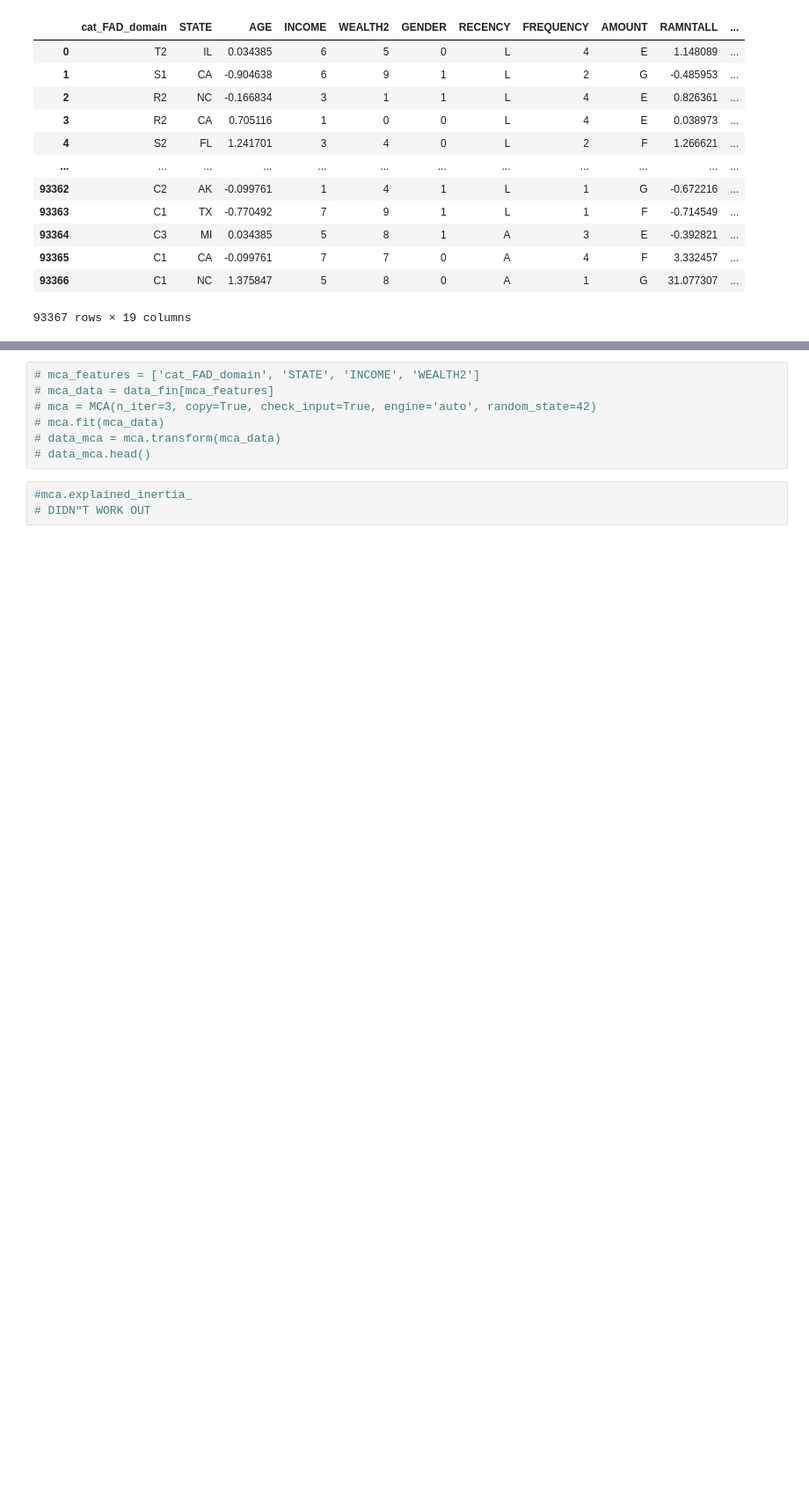
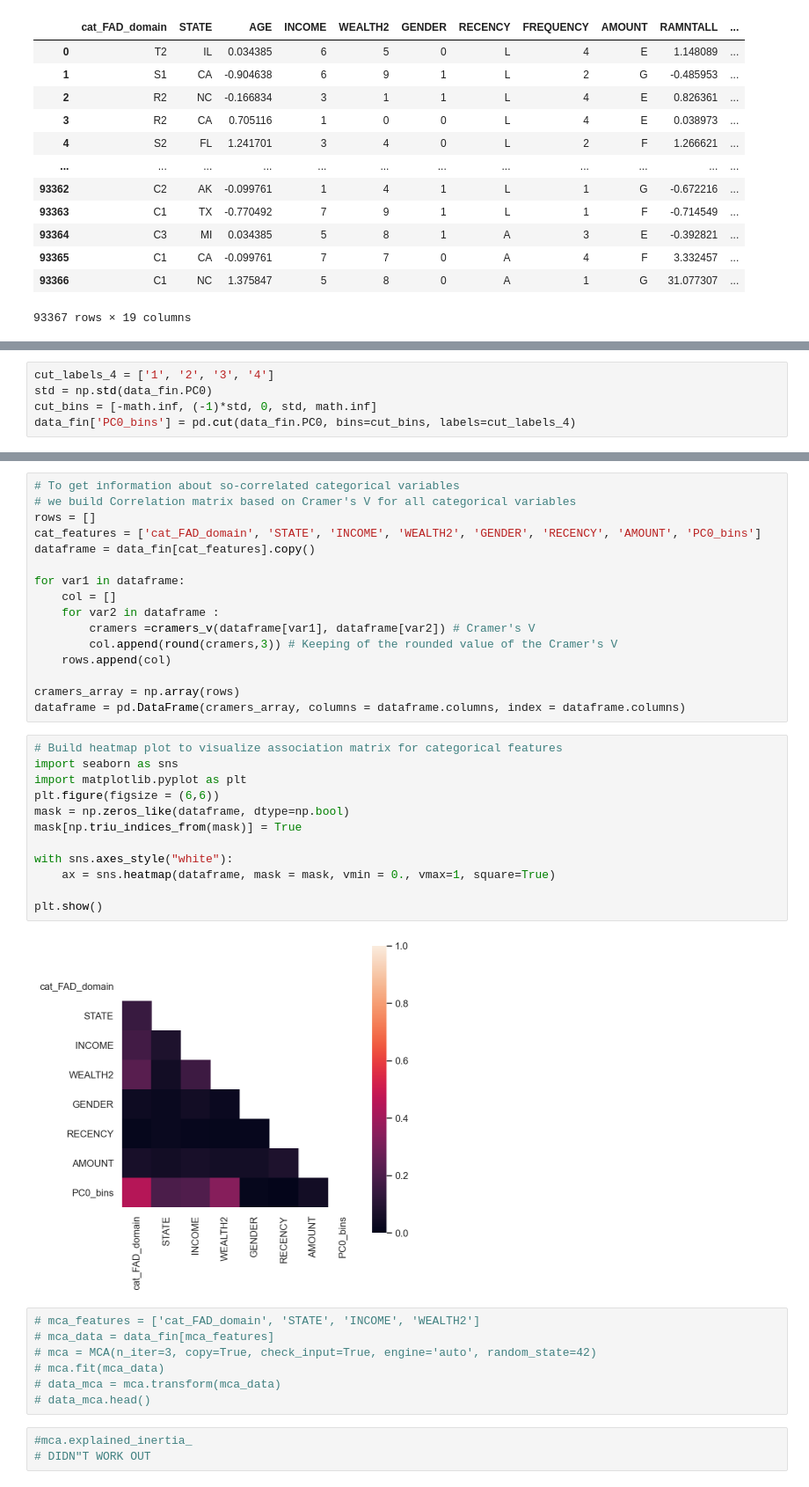
Before and after one commit to fredericosantos/ims_DM_Project, a Jupyter notebook: svitlana_new.ipynb, the cells around one changed output, grey strips where cells are left out. Shown at 88% size. Drawn from its saved outputs; the diff is of its cells as text; blank space fills up the shorter version.

```diff
--- a/svitlana_new.ipynb
+++ b/svitlana_new.ipynb
@@ -853,0 +862,5 @@ data_fin
+# %%
+cut_labels_4 = ['1', '2', '3', '4']
+std = np.std(data_fin.PC0)
+cut_bins = [-math.inf, (-1)*std, 0, std, math.inf]
+data_fin['PC0_bins'] = pd.cut(data_fin.PC0, bins=cut_bins, labels=cut_labels_4)
@@ -854,3 +883,33 @@ data_fin
+# %%
+# To get information about so-correlated categorical variables
+# we build Correlation matrix based on Cramer's V for all categorical variables
+rows = []
+cat_features = ['cat_FAD_domain', 'STATE', 'INCOME', 'WEALTH2', 'GENDER', 'RECENCY', 'AMOUNT', 'PC0_bins']
+dataframe = data_fin[cat_features].copy()
+
+for var1 in dataframe:
+    col = []
+    for var2 in dataframe :
+        cramers =cramers_v(dataframe[var1], dataframe[var2]) # Cramer's V
+        col.append(round(cramers,3)) # Keeping of the rounded value of the Cramer's V
+    rows.append(col)
+
+cramers_array = np.array(rows)
+dataframe = pd.DataFrame(cramers_array, columns = dataframe.columns, index = dataframe.columns)
+# %%
+# Build heatmap plot to visualize association matrix for categorical features
+import seaborn as sns
+import matplotlib.pyplot as plt
+plt.figure(figsize = (6,6))
+mask = np.zeros_like(dataframe, dtype=np.bool)
+mask[np.triu_indices_from(mask)] = True
+
+with sns.axes_style("white"):
+    ax = sns.heatmap(dataframe, mask = mask, vmin = 0., vmax=1, square=True)
+
+plt.show()
+# %% [output]
+[figure, added]
 # %%
 # mca_features = ['cat_FAD_domain', 'STATE', 'INCOME', 'WEALTH2']
 # mca_data = data_fin[mca_features]
```
Also changed, not shown: parts of 5 cells of this notebook.
